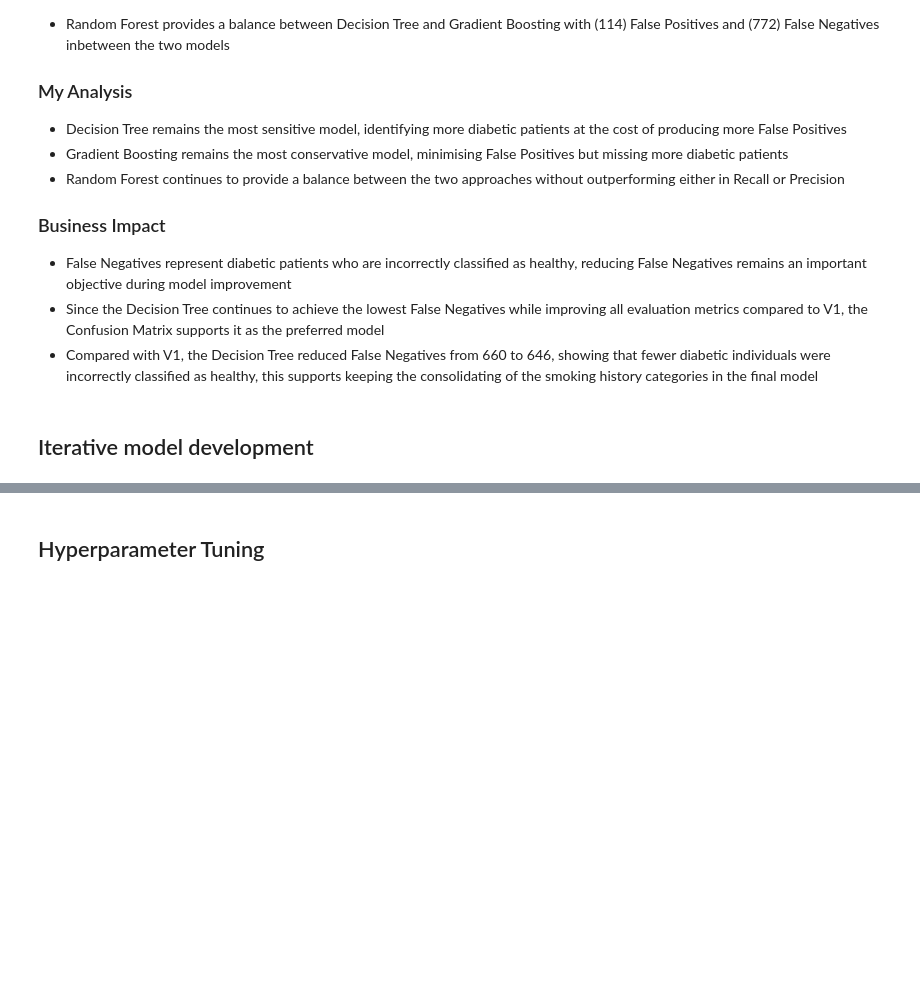
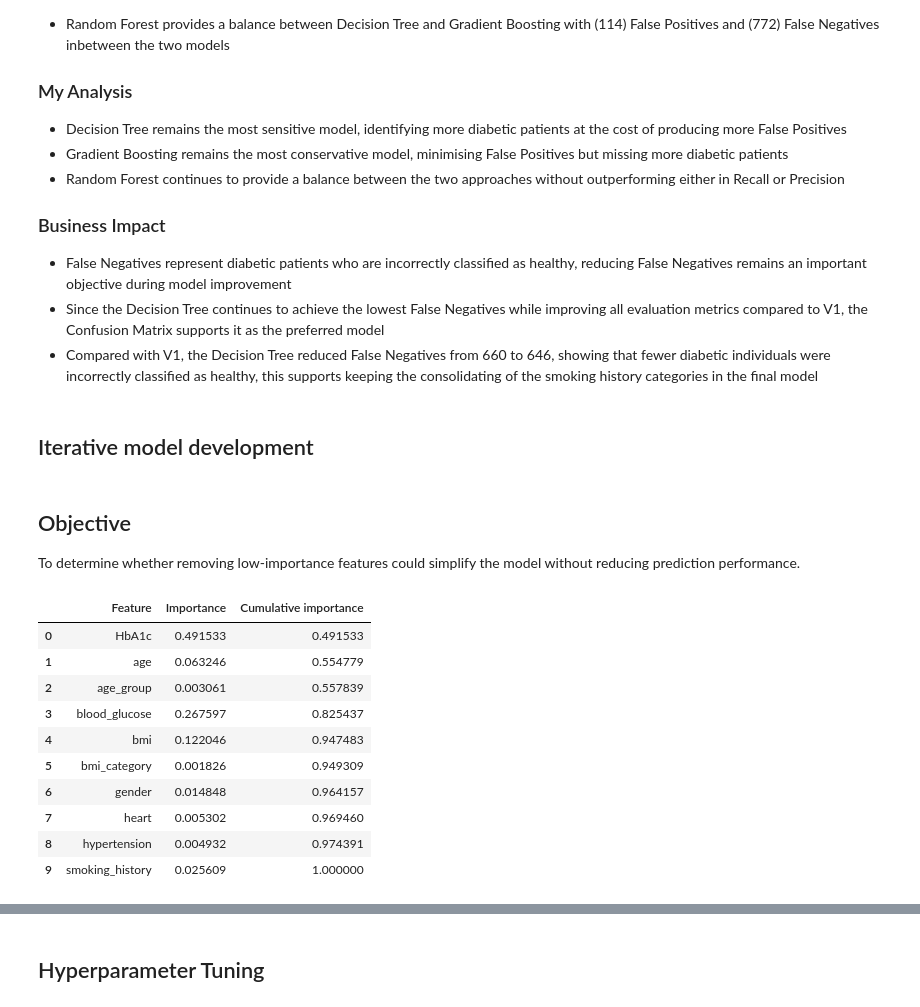
Before and after one commit to Skye171717/MLDP-Diatetes-Prediction-Project, a Jupyter notebook: MLDP Diabetes Program Codes.ipynb, the cells around one changed output, grey strips where cells are left out. Saved outputs shown, nothing was run; the diff lists cells and outputs as text; code cells hidden in the pictures; blank space fills up the shorter version.

```diff
--- a/MLDP Diabetes Program Codes.ipynb
+++ b/MLDP Diabetes Program Codes.ipynb
@@ -342,3 +347,16 @@ Non-Smoker           35092
 Past Smoker          19794
 Current Smoker        9286
 Name: count, dtype: int64
+# %%
+df["age_group"] = pd.cut(
+    df["age"],
+    bins=[0,30,45,60,100],
+    labels=[
+        "Young Adult",
+        "Middle Age",
+        "Older Adult",
+        "Senior"
+    ]
+)
+
+df["age_group"].value_counts()
@@ -532,9 +573,38 @@ plt.show()
 - Compared with V1, the Decision Tree reduced False Negatives from 660 to 646, showing that fewer diabetic individuals were incorrectly classified as healthy, this supports keeping the consolidating of the smoking history categories in the final model
 # %% [markdown]
 ## Iterative model development
+# %% [markdown]
+## Objective
+
+To determine whether removing low-importance features could simplify the model without reducing prediction performance.
 # %%
 ## Further feature engineering / feature selection
 
 ## Retrieve feature importance
+## Further feature engineering / feature selection
 
-# After a few more versions
+## Retrieve feature importance
+df_dt_feat_impt = pd.DataFrame({
+                                 'Feature': dt.feature_names_in_,
+                                 'Importance': dt.feature_importances_
+                            })
+## Obtain feature importance from OHE feature names
+df_dt_feat_impt['Feature'] = df_dt_feat_impt['Feature'].str.rsplit('_', n=1).str[0] ## Extract original feature name from one-hot encoded feature
+df_dt_feat_impt = df_dt_feat_impt.groupby('Feature')['Importance'].sum().reset_index()
+
+## Calculate cumulative importance
+df_dt_feat_impt['Cumulative importance'] = df_dt_feat_impt['Importance'].cumsum()
+
+df_dt_feat_impt
+# %% [output]
+|  | Feature | Importance | Cumulative importance |
+| 0 | HbA1c | 0.491533 | 0.491533 |
+| 1 | age | 0.063246 | 0.554779 |
+| 2 | age_group | 0.003061 | 0.557839 |
+| 3 | blood_glucose | 0.267597 | 0.825437 |
+| 4 | bmi | 0.122046 | 0.947483 |
+| 5 | bmi_category | 0.001826 | 0.949309 |
+| 6 | gender | 0.014848 | 0.964157 |
+| 7 | heart | 0.005302 | 0.969460 |
+| 8 | hypertension | 0.004932 | 0.974391 |
+| 9 | smoking_history | 0.025609 | 1.000000 |
```
Also changed, not shown: parts of 23 cells of this notebook.
